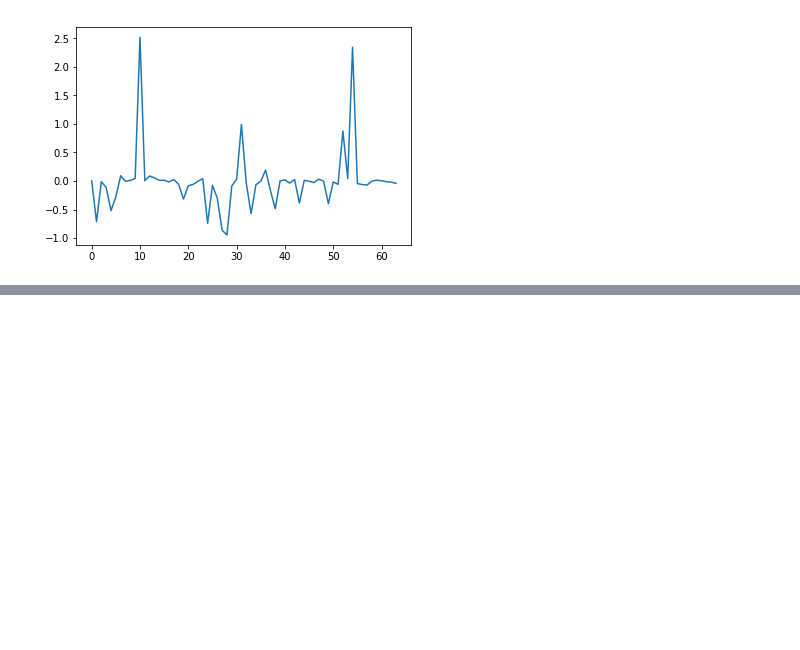
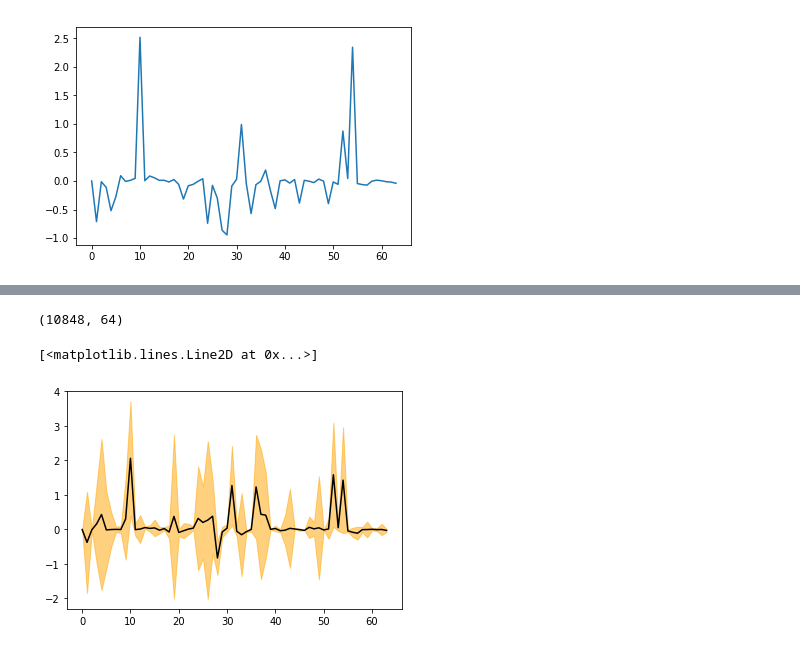
Before and after one commit to tingsyo/qpetw, a Jupyter notebook: results/06_Encoded_Features.ipynb, the cells around one changed output, grey strips where cells are left out. Drawn from its saved outputs; the diff is of its cells as text; code cells hidden in the pictures; blank space fills up the shorter version.

```diff
--- a/results/06_Encoded_Features.ipynb
+++ b/results/06_Encoded_Features.ipynb
@@ -17,0 +74,25 @@ plt.plot(data[0,:])
+# %%
+# Consider all cases with precipitation > 1mm
+dates_p01 = pd.read_csv('../examples/data/dates_p01.csv')
+
+x_p01 = []
+p01_missing=[]
+for ts in dates_p01['date']:
+    xuri = '../data/qpesums_encoded/'+str(ts)+'.enc.npy'
+    if (ts not in dates_p01['date']) and (os.path.exists(xuri)):
+        x_p01.append(np.load(xuri)[0,:])
+    else:
+        p01_missing.append(xuri)
+
+x_p01 = np.array(x_p01)
+print(x_p01.shape)
+
+mu_p01 = np.mean(x_p01, axis=0)
+std_p01 = np.std(x_p01, axis=0)
+
+plt.fill_between(np.arange(64), mu_p01-std_p01, mu_p01+std_p01, color='orange', alpha=0.5)
+plt.plot(mu_p01, color='black')
+# %% [output]
+(10848, 64)
+[<matplotlib.lines.Line2D at 0x...>]
+[figure, added]
```
Also changed, not shown: parts of 7 cells of this notebook.
